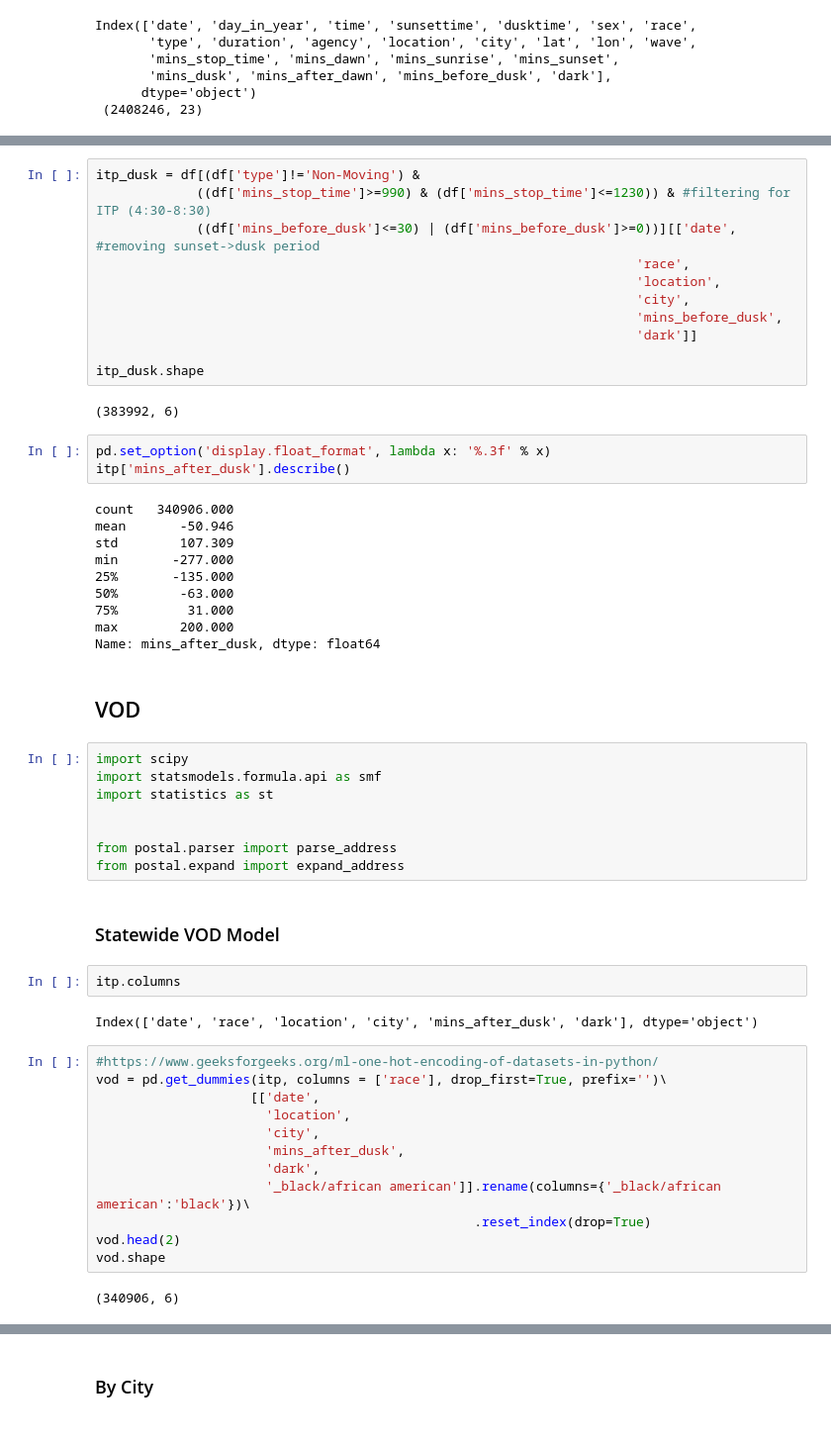
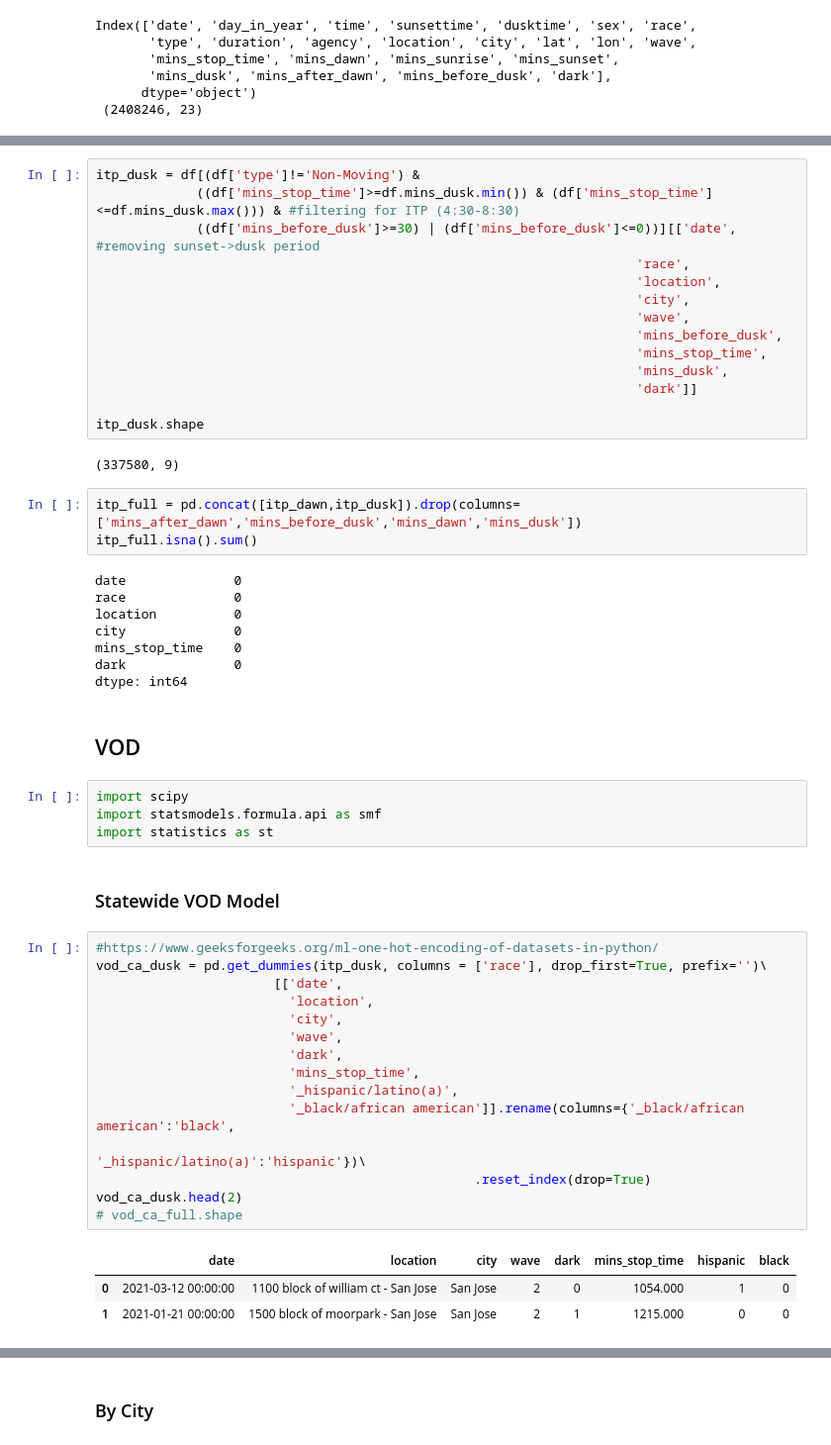
Before and after one commit to kch0p/senior-thesis-pretextual-stops, a Jupyter notebook: Notebooks/Section 2.a log and proportion.ipynb, the cells around one changed output, grey strips where cells are left out. Shown: that part at 99% size. Saved outputs shown, nothing was run; the diff lists cells and outputs as text.

```diff
--- a/Notebooks/Section 2.a log and proportion.ipynb
+++ b/Notebooks/Section 2.a log and proportion.ipynb
@@ -42,56 +45,54 @@ itp_dawn.shape
 # %%
 itp_dusk = df[(df['type']!='Non-Moving') &
-             ((df['mins_stop_time']>=990) & (df['mins_stop_time']<=1230)) & #filtering for ITP (4:30-8:30)
-             ((df['mins_before_dusk']<=30) | (df['mins_before_dusk']>=0))][['date', #removing sunset->dusk period
+             ((df['mins_stop_time']>=df.mins_dusk.min()) & (df['mins_stop_time']<=df.mins_dusk.max())) & #filtering for ITP (4:30-8:30)
+             ((df['mins_before_dusk']>=30) | (df['mins_before_dusk']<=0))][['date', #removing sunset->dusk period
                                                                       'race',
                                                                       'location',
                                                                       'city',
+                                                                      'wave',
                                                                       'mins_before_dusk',
+                                                                      'mins_stop_time',
+                                                                      'mins_dusk',
                                                                       'dark']]
 
 itp_dusk.shape
 # %% [output]
-(383992, 6)
+(337580, 9)
-# %%
-pd.set_option('display.float_format', lambda x: '%.3f' % x)
-itp['mins_after_dusk'].describe()
-# %% [output]
-count   340906.000
-mean       -50.946
-std        107.309
-min       -277.000
-25%       -135.000
-50%        -63.000
-75%         31.000
-max        200.000
-Name: mins_after_dusk, dtype: float64
+# %%
+itp_full = pd.concat([itp_dawn,itp_dusk]).drop(columns=['mins_after_dawn','mins_before_dusk','mins_dawn','mins_dusk'])
+itp_full.isna().sum()
+# %% [output]
+date              0
+race              0
+location          0
+city              0
+mins_stop_time    0
+dark              0
+dtype: int64
 # %% [markdown]
 ## VOD
 # %%
 import scipy
 import statsmodels.formula.api as smf
 import statistics as st
-
-
-from postal.parser import parse_address
-from postal.expand import expand_address
 # %% [markdown]
 ### Statewide VOD Model
-# %%
-itp.columns
-# %% [output]
-Index(['date', 'race', 'location', 'city', 'mins_after_dusk', 'dark'], dtype='object')
 # %%
 #https://www.geeksforgeeks.org/ml-one-hot-encoding-of-datasets-in-python/
-vod = pd.get_dummies(itp, columns = ['race'], drop_first=True, prefix='')\
-                    [['date',
-                      'location',
-                      'city',
-                      'mins_after_dusk',
-                      'dark',
-                      '_black/african american']].rename(columns={'_black/african american':'black'})\
+vod_ca_dusk = pd.get_dummies(itp_dusk, columns = ['race'], drop_first=True, prefix='')\
+                       [['date',
+                         'location',
+                         'city',
+                         'wave',
+                         'dark',
+                         'mins_stop_time',
+                         '_hispanic/latino(a)',
+                         '_black/african american']].rename(columns={'_black/african american':'black',
+                                                                     '_hispanic/latino(a)':'hispanic'})\
                                                  .reset_index(drop=True)
-vod.head(2)
-vod.shape
+vod_ca_dusk.head(2)
+# vod_ca_full.shape
 # %% [output]
-(340906, 6)
+|  | date | location | city | wave | dark | mins_stop_time | hispanic | black |
+| 0 | 2021-03-12 00:00:00 | 1100 block of william ct - San Jose | San Jose | 2 | 0 | 1054.000 | 1 | 0 |
+| 1 | 2021-01-21 00:00:00 | 1500 block of moorpark - San Jose | San Jose | 2 | 1 | 1215.000 | 0 | 0 |
```
Also changed, not shown: parts of 38 cells of this notebook, 2 other files.
